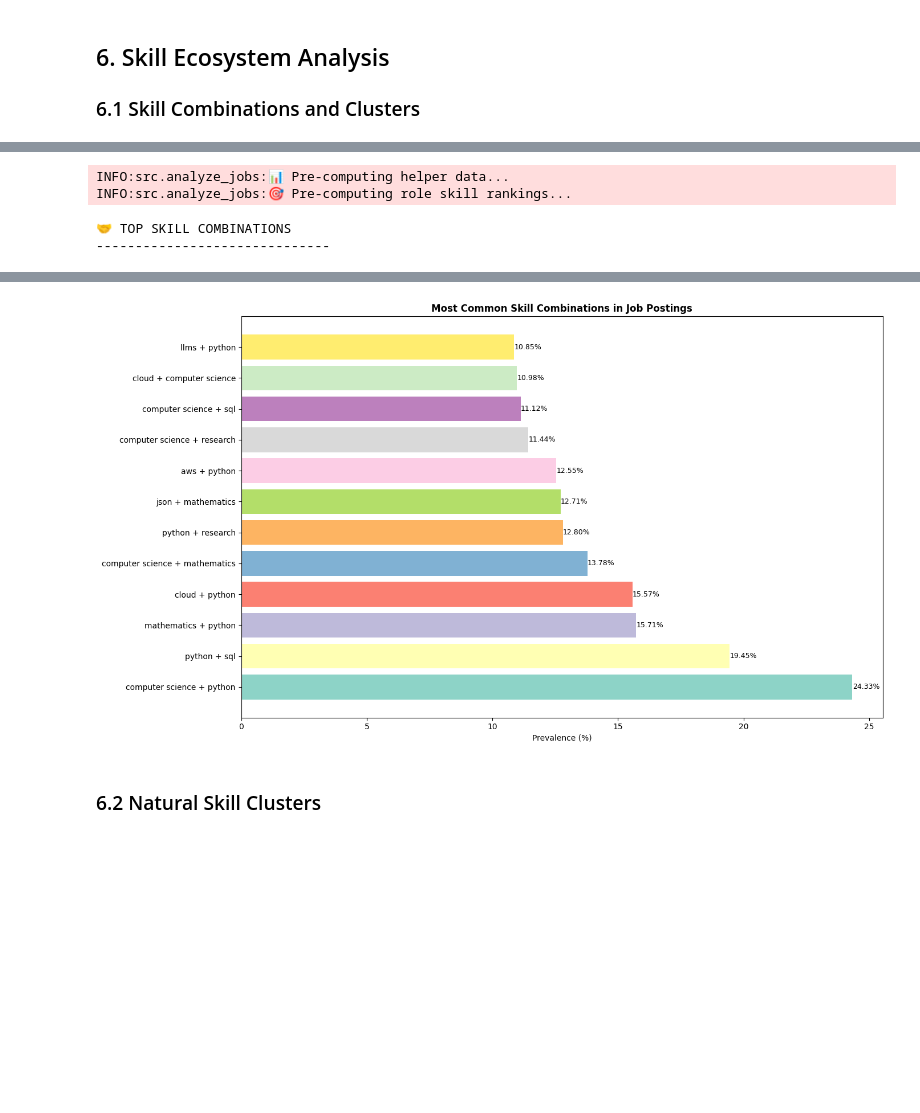
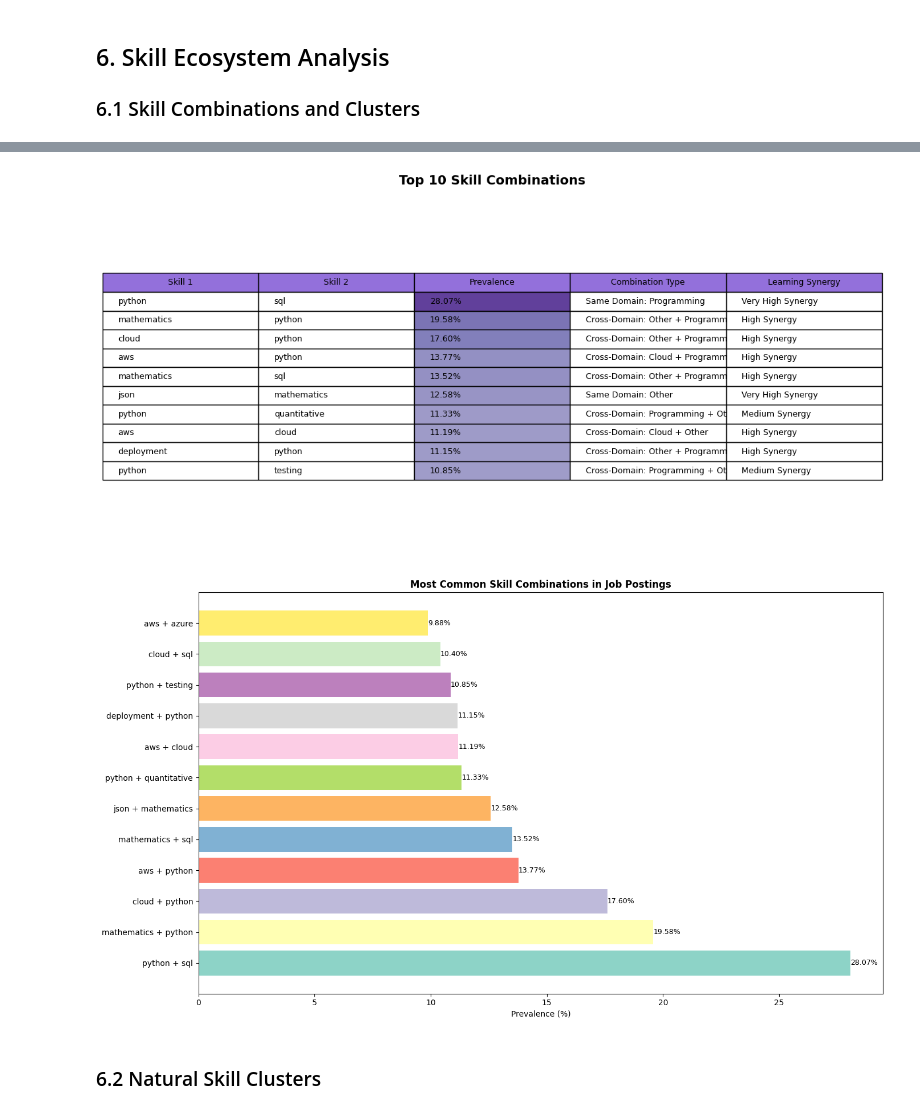
Before and after one commit to Mayenmein/skillhub, a Jupyter notebook: notebooks/03 analysis.ipynb, the cells around one changed output, grey strips where cells are left out. Saved outputs shown, nothing was run; the diff lists cells and outputs as text; code cells hidden in the pictures; blank space fills up the shorter version.

```diff
--- a/notebooks/03 analysis.ipynb
+++ b/notebooks/03 analysis.ipynb
@@ -59,8 +41,7 @@ ecosystem_analyzer = EcosystemAnalyzer(data_dir)
+# %%
+data_dir="../data"
+analyzer = DataScienceJobsAnalyzer(data_dir)
+sql_cleaner = SQLCleaner()
 # %% [markdown]
 ### 1.2 Load and Prepare Data
 Load the pre-processed dataset containing job market information.
-# %%
-# Load and clean the data
-df = analyzer.load_cleaned_data()
-
-df.info()
@@ -143,10 +148,9 @@ Top 5 Skills by Prevalence
 ## 3. Seniority-Level Analysis
 ### 3.1 Skills by Seniority Level
 # %%
-# Analyze skills across different seniority levels
-seniority_skills = analyzer.analyze_skills_by_seniority(pivot_df, top_n=5)
+seniority_skills = analyzer.role_analyzer.analyze_skills_by_seniority(pivot_df, top_n=5)
 
-print("👨‍💼 SKILL DISTRIBUTION BY SENIORITY LEVEL")
+print("SKILL DISTRIBUTION BY SENIORITY LEVEL")
 print("="*55)
 
 # Create visualization for each seniority level
@@ -158,7 +162,7 @@ for idx, (level, skills_df) in enumerate(seniority_skills.items()):
         ax = axes[idx]
         top_skills = skills_df.head(5)
 
-        ax.barh(top_skills['skill'], top_skills['prevalence'], color=analyzer.colors[idx])
+        ax.barh(top_skills['skill'], top_skills['prevalence'], color=plt.cm.Set3(idx))
         ax.set_title(f'{level} Level', fontweight='bold', fontsize=12)
         ax.set_xlabel('Prevalence (%)')
 
@@ -236,9 +244,9 @@ WARNING:src.analyze_jobs:No progression data available for plotting
 ### 4.1 Skills by Job Role
 # %%
 # Analyze skills for different data roles
-role_skills = analyzer.analyze_skills_by_role(pivot_df, top_n=12)
+role_skills = analyzer.role_analyzer.analyze_skills_by_role(pivot_df, top_n=12)
 
-print("🎭 SKILL PROFILES BY JOB ROLE")
+print("SKILL PROFILES BY JOB ROLE")
 print("="*40)
 
 # Visualize top roles
@@ -523,21 +497,59 @@ Average volume-adjusted score: 205.29
 ## 6. Skill Ecosystem Analysis
 ### 6.1 Skill Combinations and Clusters
 # %%
-# Analyze skill combinations and natural clusters
-print("🔗 SKILL COMBINATIONS AND NATURAL CLUSTERS")
+print("SKILL COMBINATIONS AND NATURAL CLUSTERS")
 print("="*55)
 
 # Analyze common skill combinations
-skill_combinations = analyzer.analyze_skill_combination_prevalence(pivot_df, top_n=15)
+skill_combinations = analyzer.skill_analyzer.analyze_skill_combination_prevalence(pivot_df, top_n=15)
 
 if not skill_combinations.empty:
-    print("\n🤝 TOP SKILL COMBINATIONS")
+    print("\nTOP SKILL COMBINATIONS")
     print("-" * 30)
 
     # Display combination table
-    combo_display = skill_combinations[['skill_1', 'skill_2', 'prevalence', 'combination_type', 'learning_synergy']]
-    display(combo_display.head(10).style.background_gradient(cmap='Purples', subset=['prevalence'])
-           .format({'prevalence': '{:.2f}%'}))
+    combo_display = skill_combinations[['skill_1', 'skill_2', 'prevalence', 'combination_type', 'learning_synergy']].head(10)
+
+    fig, ax = plt.subplots(figsize=(12, 6))
+    ax.axis('tight')
+    ax.axis('off')
+
+    # Prepare table data
+    table_data = []
+    for _, row in combo_display.iterrows():
+        table_data.append([
+            row['skill_1'],
+            row['skill_2'],
+            f"{row['prevalence']:.2f}%",
+            row['combination_type'],
+            row['learning_synergy']
+        ])
+
+    # Create table
+    table = ax.table(cellText=table_data,
+                    colLabels=['Skill 1', 'Skill 2', 'Prevalence', 'Combination Type', 'Learning Synergy'],
+                    cellLoc='left',
+                    loc='center',
+                    colColours=['#9370DB'] * 5)
+
+    # Style the table
+    table.auto_set_font_size(False)
+    table.set_fontsize(9)
+    table.scale(1.2, 1.5)
+
+    # Color the prevalence column with gradient (Purples)
+    prevalence_values = combo_display['prevalence'].values
+    max_prevalence = prevalence_values.max() if len(prevalence_values) > 0 else 1
+
+    for i, prev in enumerate(prevalence_values):
+        intensity = prev / max_prevalence
+        # Using purple colormap
+        color = plt.cm.Purples(0.3 + 0.5 * intensity)
+        table[(i+1, 2)].set_facecolor(color)
+
+    plt.title('Top 10 Skill Combinations', fontweight='bold', fontsize=14, pad=20)
+    plt.tight_layout()
+    plt.show()
 
     # Visualize combinations
     plt.figure(figsize=(14, 8))
@@ -564,4 +575,0 @@ INFO:src.analyze_jobs:🔗 Fast skill combination analysis...
-INFO:src.analyze_jobs:📊 Pre-computing helper data...
-INFO:src.analyze_jobs:🎯 Pre-computing role skill rankings...
-🤝 TOP SKILL COMBINATIONS
-------------------------------
@@ -579,4 +576,5 @@ INFO:src.analyze_jobs:🎯 Pre-computing role skill rankings...
-[figure, old version]
+[figure, new version]
+[figure, added]
 # %% [markdown]
 ### 6.2 Natural Skill Clusters
 # %%
```
Also changed, not shown: parts of 31 cells of this notebook, 4 other files.
